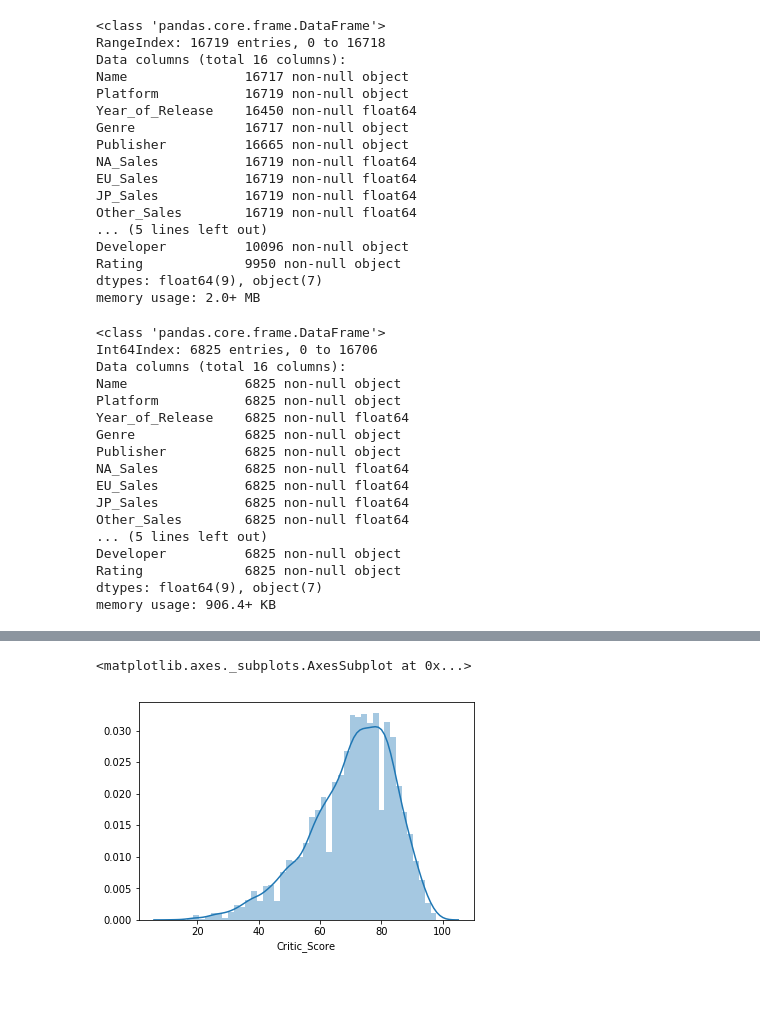
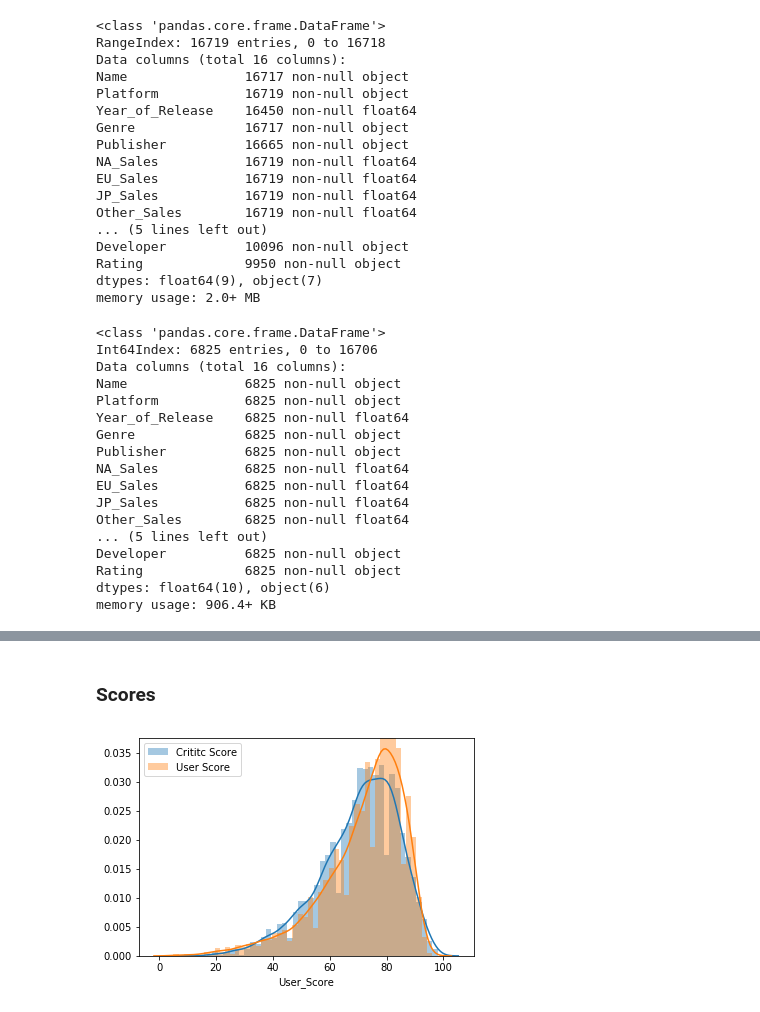
Before and after one commit to PedroLFerreira/Videogame-Data-Mining, a Jupyter notebook: videogames.ipynb, the cells around one changed output, grey strips where cells are left out. Cells and saved outputs as stored; diff of their text form; code cells hidden in the pictures.

```diff
--- a/videogames.ipynb
+++ b/videogames.ipynb
@@ -35,6 +48,7 @@ dtypes: float64(9), object(7)
 memory usage: 2.0+ MB
 # %%
 df = df.dropna(axis=0, how='any')  # Eliminate rows if they contain any NaN value
+df['User_Score'] = df['User_Score'].astype(float)*10
 df.info()                          # Info without NaN values
 # %% [output]
 <class 'pandas.core.frame.DataFrame'>
@@ -52,7 +66,7 @@ Other_Sales        6825 non-null float64
 ... (5 lines left out)
 Developer          6825 non-null object
 Rating             6825 non-null object
-dtypes: float64(9), object(7)
+dtypes: float64(10), object(6)
 memory usage: 906.4+ KB
 # %%
 df.describe()
@@ -66,8 +80,12 @@ df.describe()
 | 50% | 2007.000000 | 0.150000 | 0.060000 | 0.000000 | 0.020000 | 0.290000 | 72.000000 | 25.000000 | ... |
 | 75% | 2011.000000 | 0.390000 | 0.210000 | 0.010000 | 0.070000 | 0.750000 | 80.000000 | 39.000000 | ... |
 | max | 2016.000000 | 41.360000 | 28.960000 | 6.500000 | 10.570000 | 82.530000 | 98.000000 | 113.000000 | ... |
-# %%
-sns.distplot(df['Critic_Score'])
-# %% [output]
-<matplotlib.axes._subplots.AxesSubplot at 0x...>
-[figure, removed]
+# %% [markdown]
+### Scores
+# %%
+sns.distplot(df['Critic_Score'], label='Crititc Score')
+sns.distplot(df['User_Score'], label='User Score')
+plt.legend()
+plt.show()
+# %% [output]
+[figure, added]
```
Also changed, not shown: parts of 25 cells of this notebook, 1 other file.
